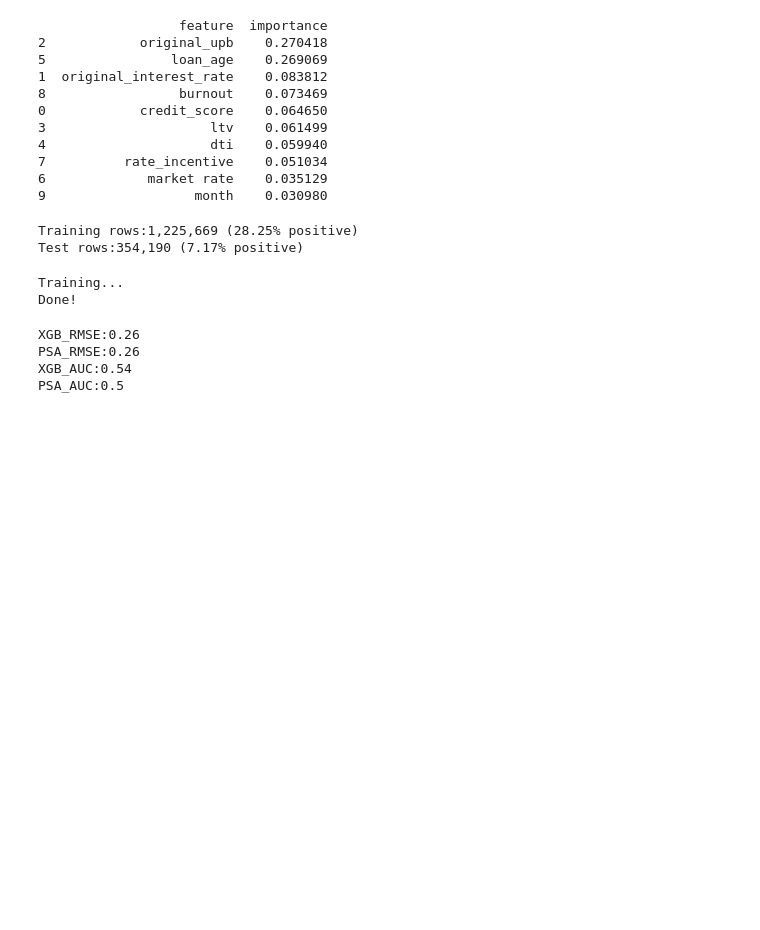
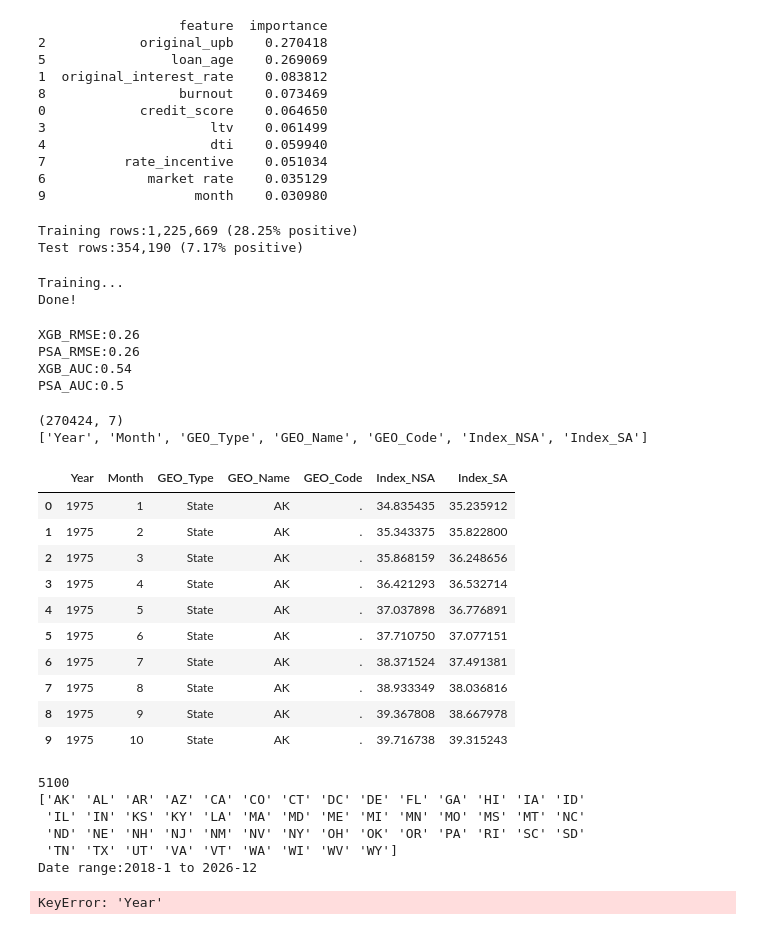
Before and after one commit to dixitbhavin/mbs-prepayment-ml, a Jupyter notebook: 01_load_data.ipynb, the cells around one changed output. Cells and saved outputs as stored; diff of their text form; code cells hidden in the pictures; blank space fills up the shorter version.

Commit message:
Day 10: Download Freddie HPI, merge into combined dataframe

```diff
--- a/01_load_data.ipynb
+++ b/01_load_data.ipynb
@@ -816,3 +816,46 @@ XGB_RMSE:0.26
 PSA_RMSE:0.26
 XGB_AUC:0.54
 PSA_AUC:0.5
+# %%
+hpi=pd.read_csv("data/fmhpi_master_file.csv")
+print(hpi.shape)
+print(list(hpi.columns))
+hpi.head(10)
+# %% [output]
+(270424, 7)
+['Year', 'Month', 'GEO_Type', 'GEO_Name', 'GEO_Code', 'Index_NSA', 'Index_SA']
+|  | Year | Month | GEO_Type | GEO_Name | GEO_Code | Index_NSA | Index_SA |
+| 0 | 1975 | 1 | State | AK | . | 34.835435 | 35.235912 |
+| 1 | 1975 | 2 | State | AK | . | 35.343375 | 35.822800 |
+| 2 | 1975 | 3 | State | AK | . | 35.868159 | 36.248656 |
+| 3 | 1975 | 4 | State | AK | . | 36.421293 | 36.532714 |
+| 4 | 1975 | 5 | State | AK | . | 37.037898 | 36.776891 |
+| 5 | 1975 | 6 | State | AK | . | 37.710750 | 37.077151 |
+| 6 | 1975 | 7 | State | AK | . | 38.371524 | 37.491381 |
+| 7 | 1975 | 8 | State | AK | . | 38.933349 | 38.036816 |
+| 8 | 1975 | 9 | State | AK | . | 39.367808 | 38.667978 |
+| 9 | 1975 | 10 | State | AK | . | 39.716738 | 39.315243 |
+# %%
+hpi_state=hpi[hpi['GEO_Type']=="State"].copy()
+hpi_state=hpi_state[["Year","Month","GEO_Name","Index_SA"]].copy()
+hpi_state=hpi_state.rename(columns={'GEO_Name':'property_state','Index_SA':"HPI"})
+
+hpi_state=hpi_state[hpi_state['Year']>=2018].copy()
+
+print(len(hpi_state))
+print(hpi_state['property_state'].unique())
+print(f'Date range:{hpi_state['Year'].min()}-{hpi_state['Month'].min()} to {hpi_state['Year'].max()}-{hpi_state['Month'].max()}')
+# %% [output]
+5100
+['AK' 'AL' 'AR' 'AZ' 'CA' 'CO' 'CT' 'DC' 'DE' 'FL' 'GA' 'HI' 'IA' 'ID'
+ 'IL' 'IN' 'KS' 'KY' 'LA' 'MA' 'MD' 'ME' 'MI' 'MN' 'MO' 'MS' 'MT' 'NC'
+ 'ND' 'NE' 'NH' 'NJ' 'NM' 'NV' 'NY' 'OH' 'OK' 'OR' 'PA' 'RI' 'SC' 'SD'
+ 'TN' 'TX' 'UT' 'VA' 'VT' 'WA' 'WI' 'WV' 'WY']
+Date range:2018-1 to 2026-12
+# %%
+# create col date to match our combined dataframe
+
+hpi_state["obs_date"]=pd.to_datetime(hpi_state["Year"].astype(str)+"-"+ hpi_state['Month'].astype(str).str.zfill(2)+"-"+"01")
+hpi_state=hpi_state[['obs_date','property_state','HPI']]
+# %% [output]
+KeyError: 'Year'
```
Also changed, not shown: parts of 2 cells of this notebook.
